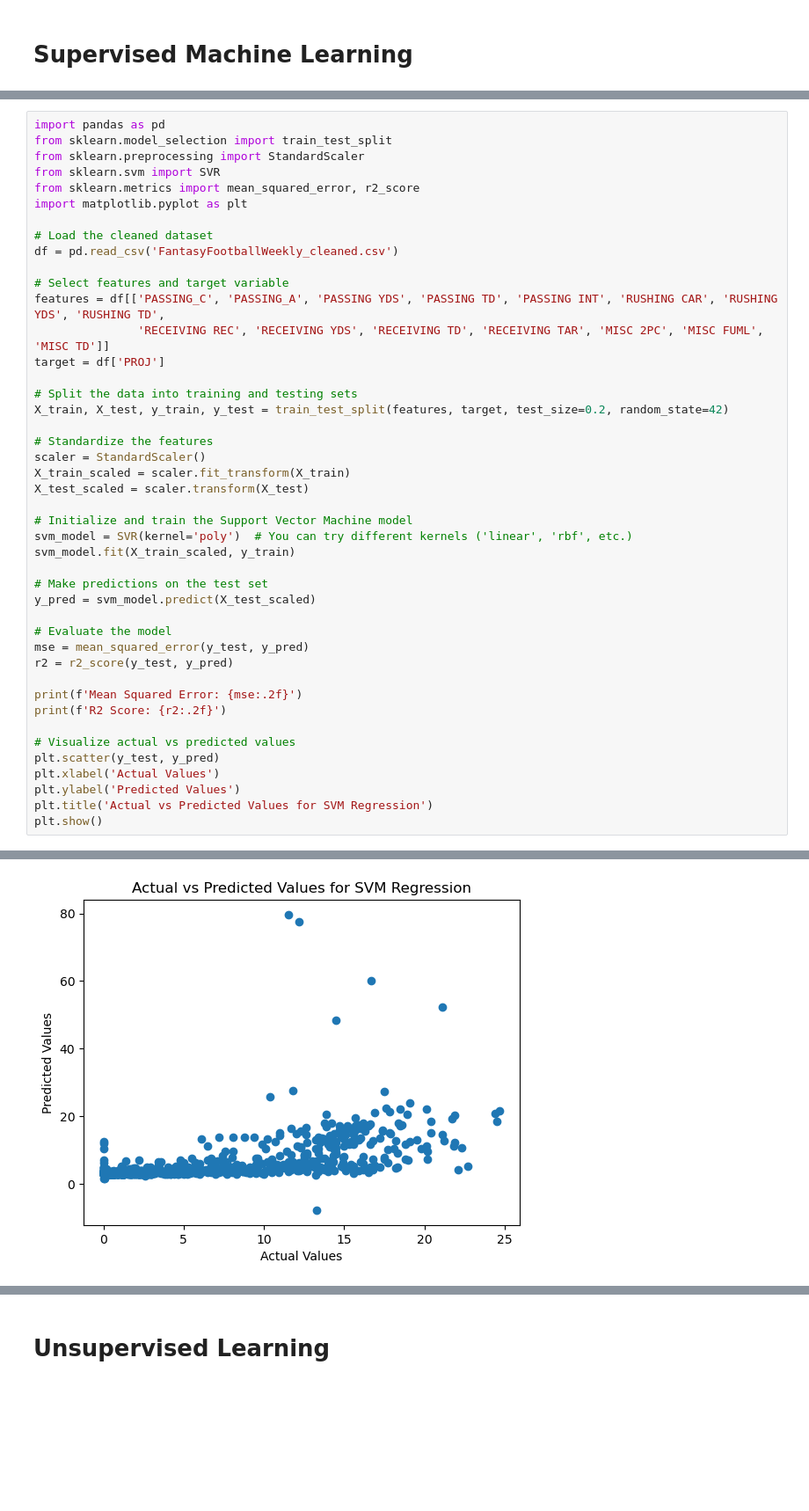
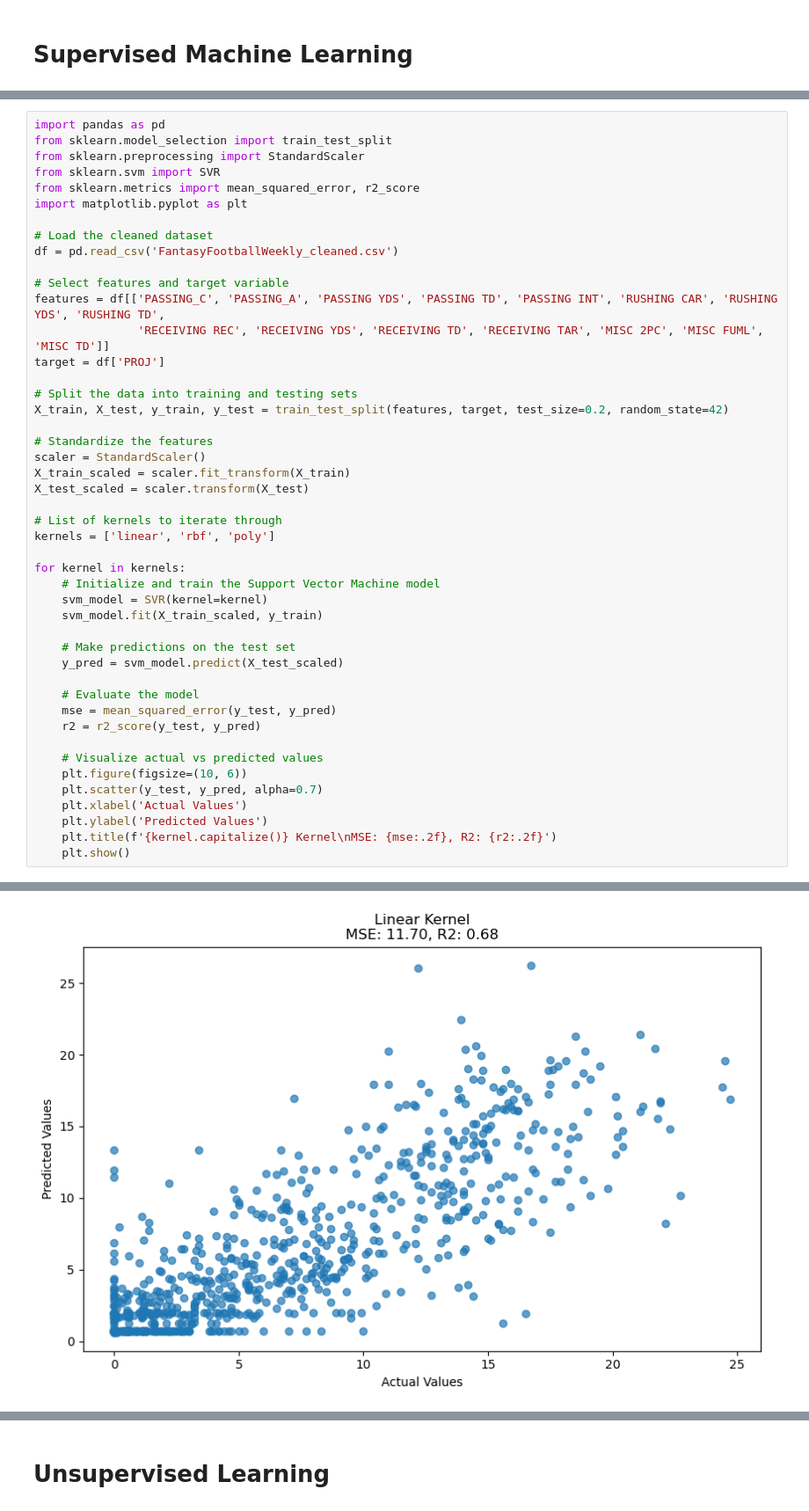
Before and after one commit to markmoujab/final-project-MEMT680, a Jupyter notebook: src/final_project/Finalproj.ipynb, the cells around one changed output, grey strips where cells are left out. Shown at 88% size. Drawn from its saved outputs; the diff is of its cells as text; blank space fills up the shorter version.

```diff
--- a/src/final_project/Finalproj.ipynb
+++ b/src/final_project/Finalproj.ipynb
@@ -645,24 +869,26 @@ scaler = StandardScaler()
 X_train_scaled = scaler.fit_transform(X_train)
 X_test_scaled = scaler.transform(X_test)
 
-# Initialize and train the Support Vector Machine model
-svm_model = SVR(kernel='poly')  # You can try different kernels ('linear', 'rbf', etc.)
-svm_model.fit(X_train_scaled, y_train)
+# List of kernels to iterate through
+kernels = ['linear', 'rbf', 'poly']
 
-# Make predictions on the test set
-y_pred = svm_model.predict(X_test_scaled)
+for kernel in kernels:
+    # Initialize and train the Support Vector Machine model
+    svm_model = SVR(kernel=kernel)
+    svm_model.fit(X_train_scaled, y_train)
 
-# Evaluate the model
-mse = mean_squared_error(y_test, y_pred)
-r2 = r2_score(y_test, y_pred)
+    # Make predictions on the test set
+    y_pred = svm_model.predict(X_test_scaled)
 
-print(f'Mean Squared Error: {mse:.2f}')
-print(f'R2 Score: {r2:.2f}')
+    # Evaluate the model
+    mse = mean_squared_error(y_test, y_pred)
+    r2 = r2_score(y_test, y_pred)
 
-# Visualize actual vs predicted values
-plt.scatter(y_test, y_pred)
-plt.xlabel('Actual Values')
-plt.ylabel('Predicted Values')
-plt.title('Actual vs Predicted Values for SVM Regression')
-plt.show()
+    # Visualize actual vs predicted values
+    plt.figure(figsize=(10, 6))
+    plt.scatter(y_test, y_pred, alpha=0.7)
+    plt.xlabel('Actual Values')
+    plt.ylabel('Predicted Values')
+    plt.title(f'{kernel.capitalize()} Kernel\nMSE: {mse:.2f}, R2: {r2:.2f}')
+    plt.show()
 # %% [output]
@@ -671 +895 @@ R2 Score: 0.05
-[figure, old version]
+[figure, new version]
```
Also changed, not shown: parts of 27 cells of this notebook.
